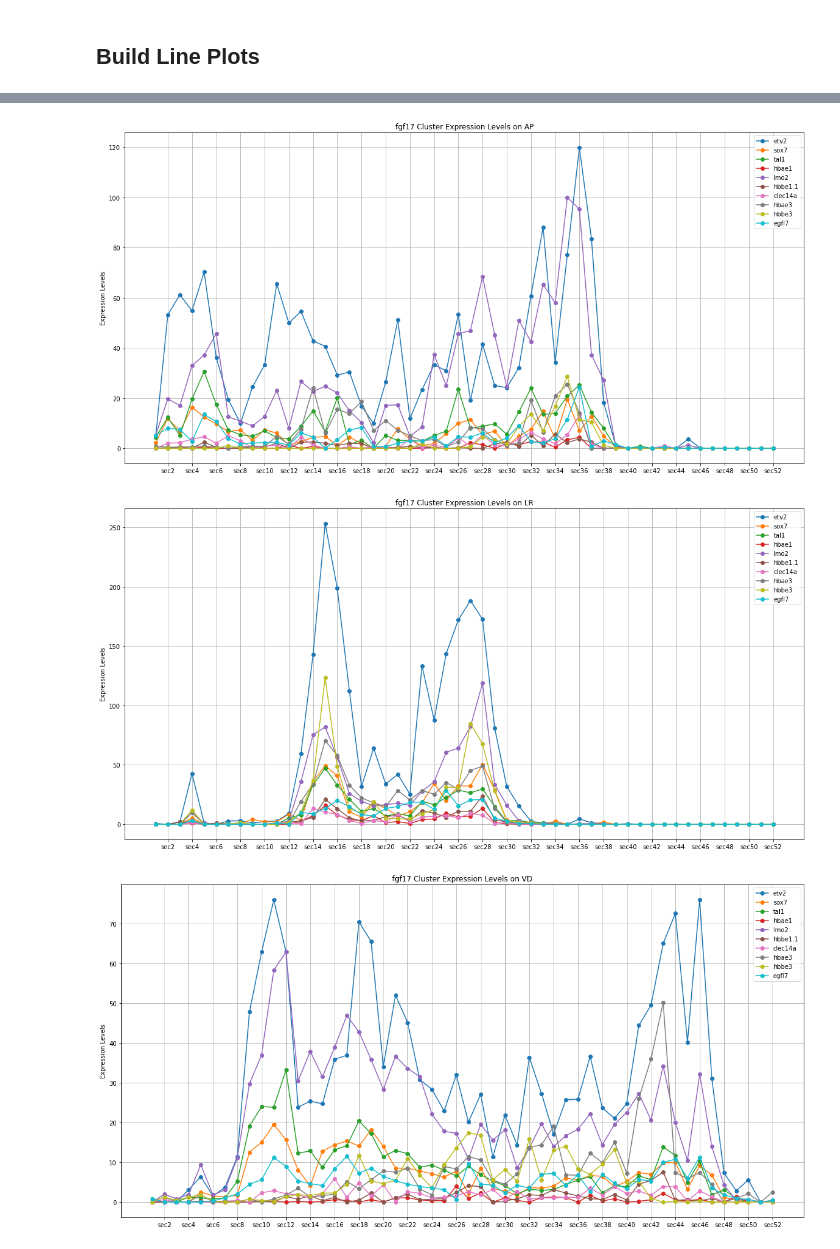
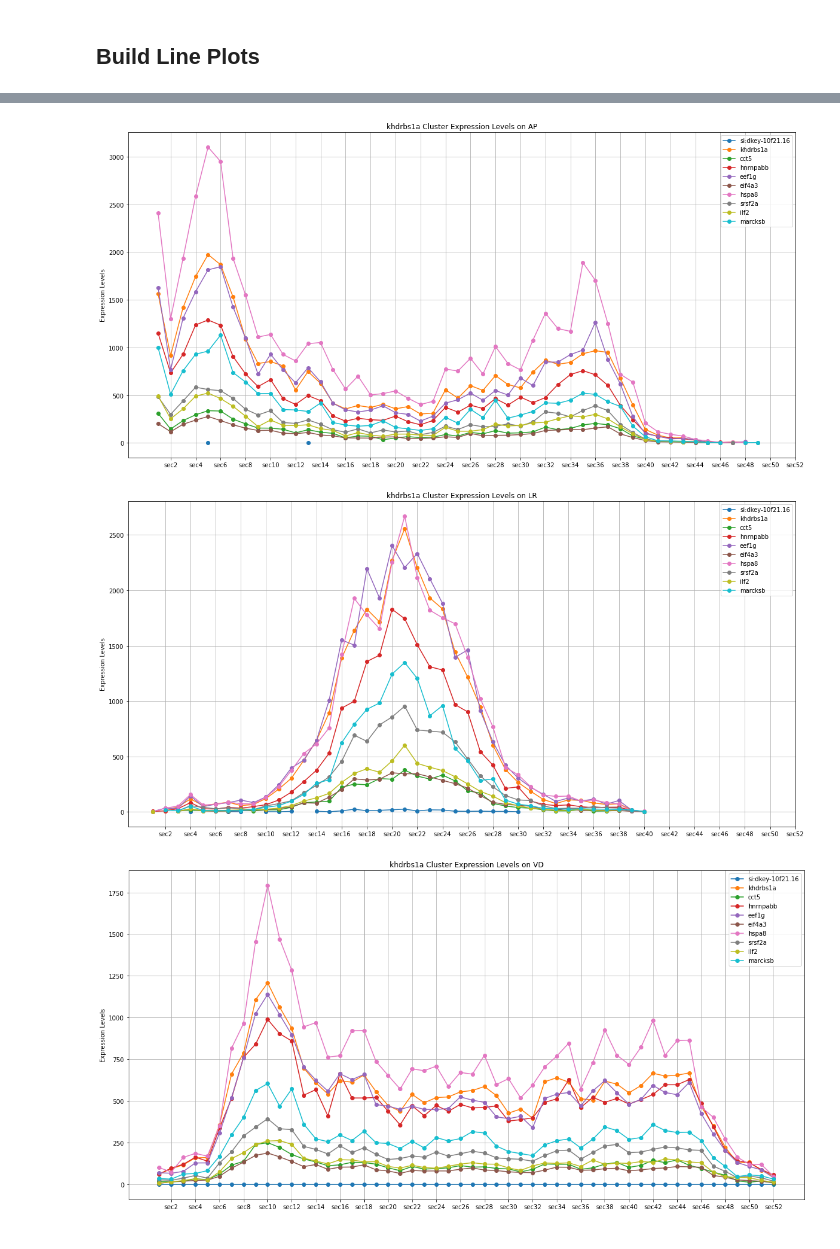
Before and after one commit to I-Milligan/Synexpression-Groups-Identification, a Jupyter notebook: PearsonDistanceCalc.ipynb, the cells around one changed output, grey strips where cells are left out. Cells and saved outputs as stored; diff of their text form; code cells hidden in the pictures.

```diff
--- a/PearsonDistanceCalc.ipynb
+++ b/PearsonDistanceCalc.ipynb
@@ -109,0 +121,17 @@ si:dkey-52l18.4  0.698794
+# %%
+### Create Pearson Correlation for each slice
+### Depending on the Section you want to run uncomment the appropriate section
+rawdataT = APdata.T
+#rawdataT = LRdata.T
+#rawdataT = VDdata.T
+
+pairwise = rawdataT.corr(method='pearson',min_periods=1)
+pairwise.columns = gene_mapping['gene'].to_list()
+pairwise.index = gene_mapping['gene'].to_list()
+
+# Specify Gene to look at
+geneID = "khdrbs1a"
+#Testing on ENSDARG00000052402
+temp = pairwise[[geneID]]
+temp = temp.sort_values(by=geneID,ascending=False)
+print(temp.head(n=20))
@@ -135,13 +181,13 @@ vd1 = pd.DataFrame(columns=APdata.columns)
 lensemb_value=ensemblID.index.values
 
 # Find gene in each of the 3 DataFrames
-lineDF=APdata.loc[lensemb_value,:]
-lr1=LRdata.loc[lensemb_value,:]
-vd1=VDdata.loc[lensemb_value,:]
+lineDF=lineDF.append(APdata.loc[lensemb_value,:],ignore_index=True)
+lr1=lr1.append(LRdata.loc[lensemb_value,:],ignore_index=True)
+vd1=vd1.append(VDdata.loc[lensemb_value,:],ignore_index=True)
 
 # Now append results into 1 DataFrame
-lineDF=lineDF.append(lr1,ignore_index=False)
-lineDF=lineDF.append(vd1,ignore_index=False)
+lineDF=lineDF.append(lr1,ignore_index=True)
+lineDF=lineDF.append(vd1,ignore_index=True)
 
 # Transpose ne DataFrame
 lineDFT = lineDF.T
@@ -179,8 +225,8 @@ APdataT = APdata.T
 lineDF = pd.DataFrame(columns=APdata.columns)
 
 while i < 10:
-    geneID = plotgenes[i]
-    lineDF = lineDF.append(APdata.loc[geneID],ignore_index=False)
+    geneIDList = plotgenes[i]
+    lineDF = lineDF.append(APdata.loc[geneIDList],ignore_index=False)
     i = i+1
 
 # Transpose ne DataFrame
@@ -200,10 +246,10 @@ for col_num, value in enumerate(lineDFT.index.values):
 
 # Set Tick Labels
 label_list = [1,3,5,7,9,11,13,15,17,19,21,23,25,27,29,31,33,35,37,39,41,43,45,47,49,51]
-lineDFT.plot(figsize=(20,10),grid=True,xticks=label_list, marker='o', ylabel="Expression Levels",title="fgf17 Cluster Expression Levels on AP")
+lineDFT.plot(figsize=(20,10),grid=True,xticks=label_list, marker='o', ylabel="Expression Levels",title=geneID+" Cluster Expression Levels on AP")
 plt.show()
 # %% [output]
-[figure, old version]
+[figure, new version]
 # %%
 # Generate LinePlot to compare with SpatialDB
 plotlist = temp.index.to_list()
@@ -217,8 +263,8 @@ LRdataT = LRdata.T
 lineDF = pd.DataFrame(columns=LRdata.columns)
 
 while i < 10:
-    geneID = plotgenes[i]
-    lineDF = lineDF.append(LRdata.loc[geneID],ignore_index=False)
+    geneIDList = plotgenes[i]
+    lineDF = lineDF.append(LRdata.loc[geneIDList],ignore_index=False)
     i = i+1
 
 
@@ -239,10 +285,10 @@ for col_num, value in enumerate(lineDFT.index.values):
 
 # Set Tick Labels
 label_list = [1,3,5,7,9,11,13,15,17,19,21,23,25,27,29,31,33,35,37,39,41,43,45,47,49,51]
-lineDFT.plot(figsize=(20,10),grid=True,xticks=label_list, marker='o', ylabel="Expression Levels",title="fgf17 Cluster Expression Levels on LR")
+lineDFT.plot(figsize=(20,10),grid=True,xticks=label_list, marker='o', ylabel="Expression Levels",title=geneID + " Cluster Expression Levels on LR")
 plt.show()
 # %% [output]
-[figure, old version]
+[figure, new version]
 # %%
 # Generate LinePlot to compare with SpatialDB
 plotlist = temp.index.to_list()
@@ -250,34 +296,34 @@ plotgenes = plotlist[:10]
 
 # Loop through list and build data for line plot
 i = 0
 VDdata.index = gene_mapping['gene'].to_list()
 
 VDdataT = VDdata.T
 lineDF = pd.DataFrame(columns=VDdata.columns)
 
 while i < 10:
-    geneID = plotgenes[i]
-    lineDF = lineDF.append(VDdata.loc[geneID],ignore_index=False)
+    geneIDList = plotgenes[i]
+    lineDF = lineDF.append(VDdata.loc[geneIDList],ignore_index=False)
     i = i+1
 
 # Transpose ne DataFrame
 lineDFT = lineDF.T
 # Remove Duplicate Columns
 lineDFT = lineDFT.loc[:,~lineDFT.columns.duplicated()]
 # Set Labels
 lineDFT.columns=plotgenes
 
 # Set frequency of x tick marks
 p=0
 xticks_label = pd.DataFrame(columns=['label'])
 for col_num, value in enumerate(lineDFT.index.values):
     if(col_num%2):
         xticks_label.loc[p] = [value]
         p=p+1
 
 # Set Tick Labels
 label_list = [1,3,5,7,9,11,13,15,17,19,21,23,25,27,29,31,33,35,37,39,41,43,45,47,49,51]
-lineDFT.plot(figsize=(20,10),grid=True,xticks=label_list, marker='o', ylabel="Expression Levels",title="fgf17 Cluster Expression Levels on VD")
+lineDFT.plot(figsize=(20,10),grid=True,xticks=label_list, marker='o', ylabel="Expression Levels",title=geneID + " Cluster Expression Levels on VD")
 plt.show()
 # %% [output]
-[figure, old version]
+[figure, new version]
```
Also changed, not shown: parts of 19 cells of this notebook.
